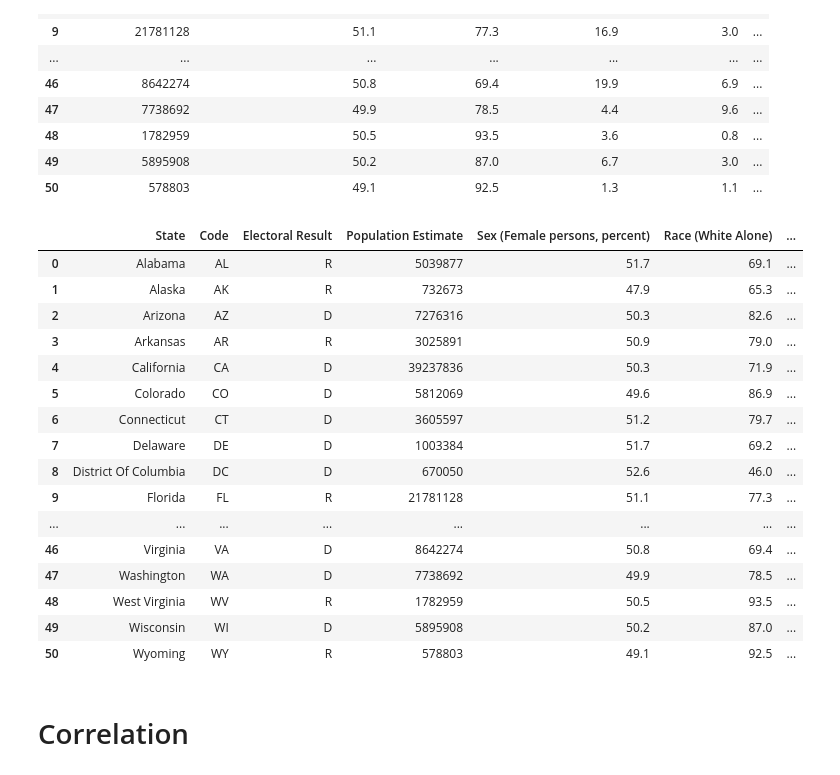
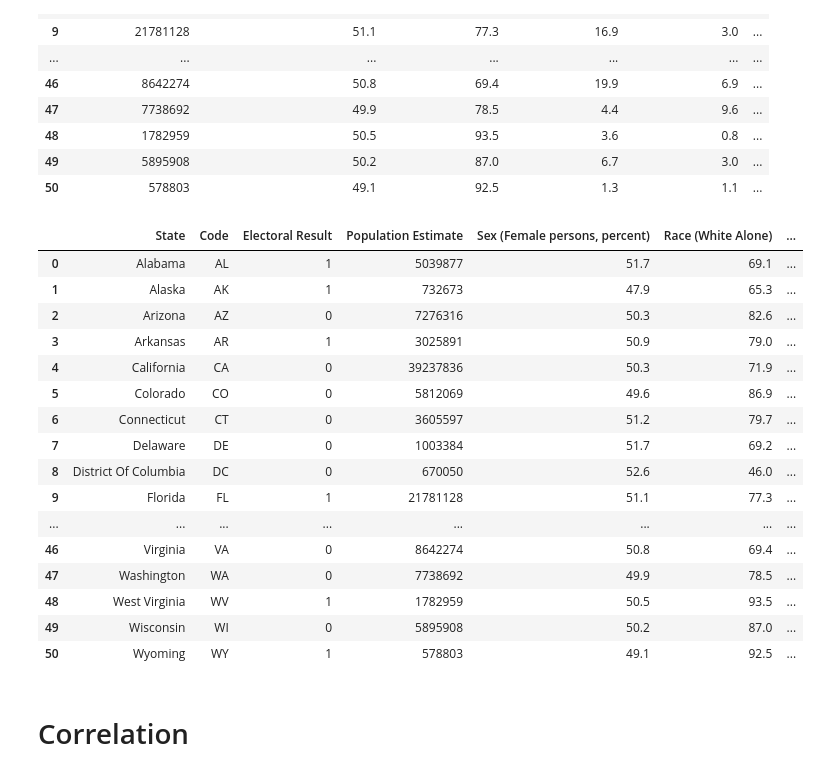
Before and after one commit to SC8-Team-2/SC1015-Mini-Project, a Jupyter notebook: EDA.ipynb, the cells around one changed output. Saved outputs shown, nothing was run; the diff lists cells and outputs as text; code cells hidden in the pictures.

Commit message:
Convert electoral result to numeric

```diff
--- a/EDA.ipynb
+++ b/EDA.ipynb
@@ -98,26 +100,27 @@ numeric_col
 # %%
 # combining both dataframes
 frames = [object_col, numeric_col]
 df = pd.concat(frames, axis = 1)
+df['Electoral Result'] = np.where(df['Electoral Result'].eq('R'), 1, 0)
 df
 # %% [output]
 |  | State | Code | Electoral Result | Population Estimate | Sex (Female persons, percent) | Race (White Alone) | ... |
-| 0 | Alabama | AL | R | 5039877 | 51.7 | 69.1 | ... |
-| 1 | Alaska | AK | R | 732673 | 47.9 | 65.3 | ... |
-| 2 | Arizona | AZ | D | 7276316 | 50.3 | 82.6 | ... |
-| 3 | Arkansas | AR | R | 3025891 | 50.9 | 79.0 | ... |
-| 4 | California | CA | D | 39237836 | 50.3 | 71.9 | ... |
-| 5 | Colorado | CO | D | 5812069 | 49.6 | 86.9 | ... |
-| 6 | Connecticut | CT | D | 3605597 | 51.2 | 79.7 | ... |
-| 7 | Delaware | DE | D | 1003384 | 51.7 | 69.2 | ... |
-| 8 | District Of Columbia | DC | D | 670050 | 52.6 | 46.0 | ... |
-| 9 | Florida | FL | R | 21781128 | 51.1 | 77.3 | ... |
+| 0 | Alabama | AL | 1 | 5039877 | 51.7 | 69.1 | ... |
+| 1 | Alaska | AK | 1 | 732673 | 47.9 | 65.3 | ... |
+| 2 | Arizona | AZ | 0 | 7276316 | 50.3 | 82.6 | ... |
+| 3 | Arkansas | AR | 1 | 3025891 | 50.9 | 79.0 | ... |
+| 4 | California | CA | 0 | 39237836 | 50.3 | 71.9 | ... |
+| 5 | Colorado | CO | 0 | 5812069 | 49.6 | 86.9 | ... |
+| 6 | Connecticut | CT | 0 | 3605597 | 51.2 | 79.7 | ... |
+| 7 | Delaware | DE | 0 | 1003384 | 51.7 | 69.2 | ... |
+| 8 | District Of Columbia | DC | 0 | 670050 | 52.6 | 46.0 | ... |
+| 9 | Florida | FL | 1 | 21781128 | 51.1 | 77.3 | ... |
 | ... | ... | ... | ... | ... | ... | ... | ... |
-| 46 | Virginia | VA | D | 8642274 | 50.8 | 69.4 | ... |
-| 47 | Washington | WA | D | 7738692 | 49.9 | 78.5 | ... |
-| 48 | West Virginia | WV | R | 1782959 | 50.5 | 93.5 | ... |
-| 49 | Wisconsin | WI | D | 5895908 | 50.2 | 87.0 | ... |
-| 50 | Wyoming | WY | R | 578803 | 49.1 | 92.5 | ... |
+| 46 | Virginia | VA | 0 | 8642274 | 50.8 | 69.4 | ... |
+| 47 | Washington | WA | 0 | 7738692 | 49.9 | 78.5 | ... |
+| 48 | West Virginia | WV | 1 | 1782959 | 50.5 | 93.5 | ... |
+| 49 | Wisconsin | WI | 0 | 5895908 | 50.2 | 87.0 | ... |
+| 50 | Wyoming | WY | 1 | 578803 | 49.1 | 92.5 | ... |
 # %% [markdown]
 # Correlation
 # %%
```
Also changed, not shown: parts of 4 cells of this notebook.
